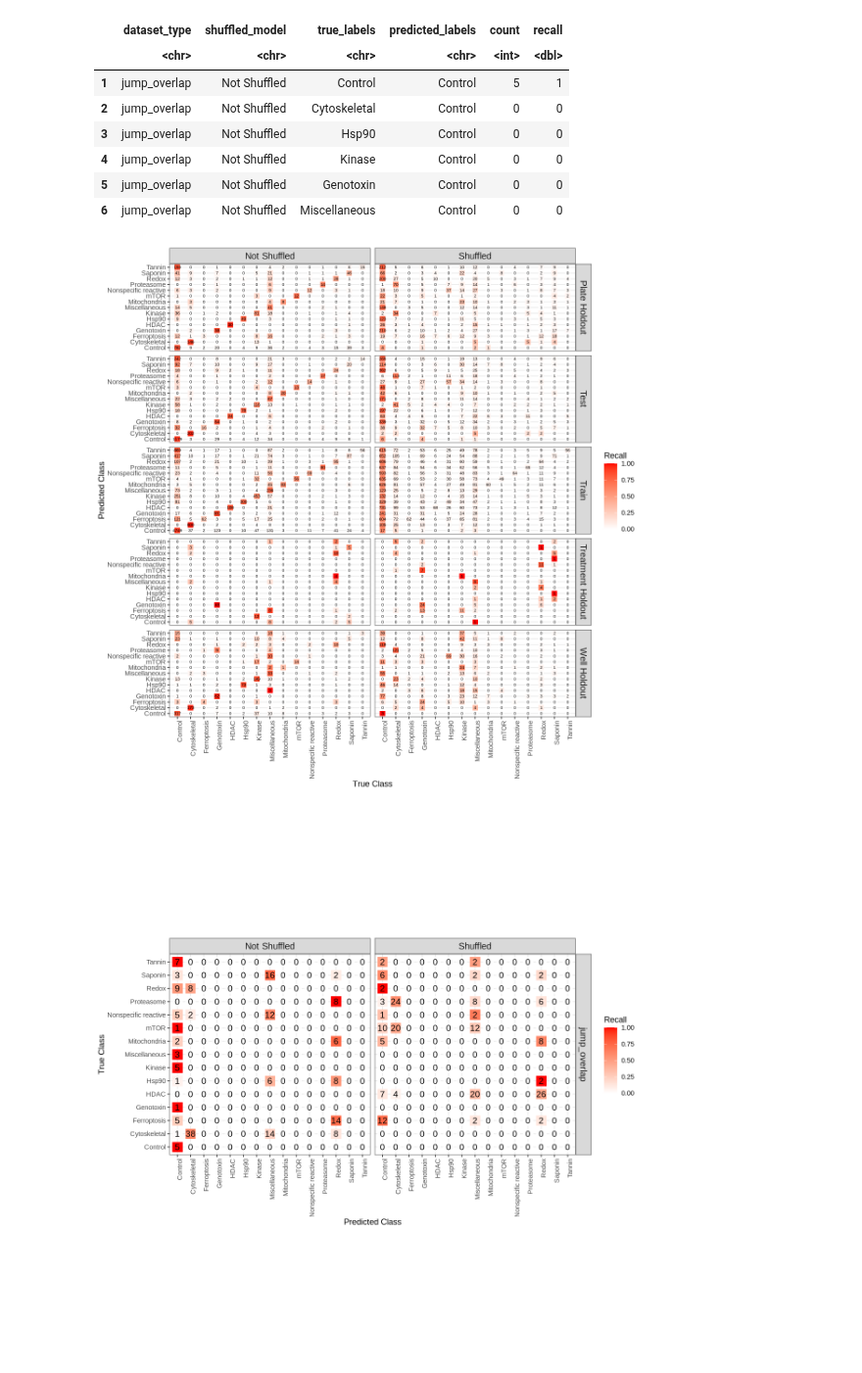
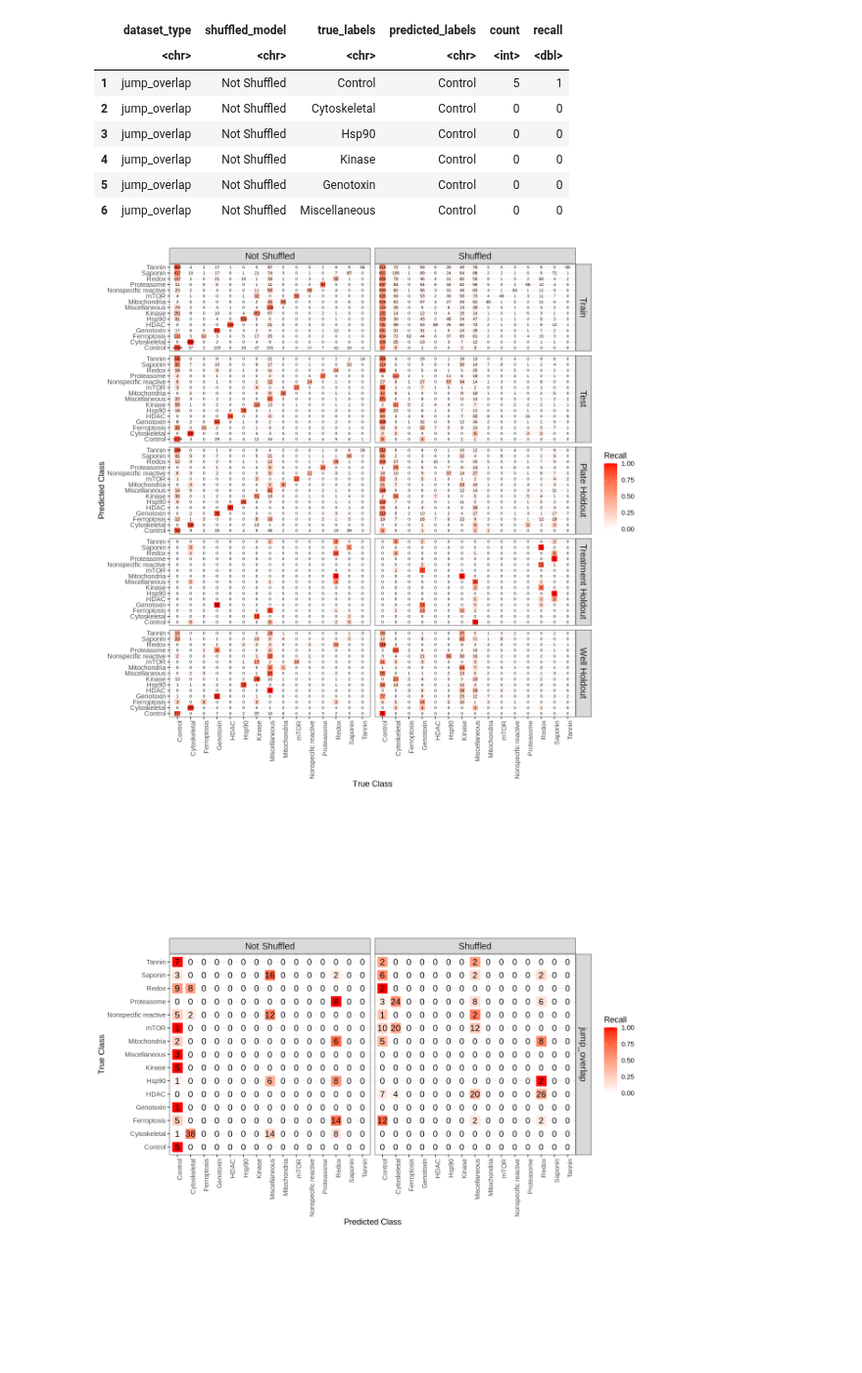
Before and after one commit to WayScience/Cytotoxic-Nuisance-Metadata-Analysis, a Jupyter notebook: notebooks/4.visualization/confusion_matrix/confusion_matrix.ipynb, the cells around one changed output. Shown at 98% size. Saved outputs shown, nothing was run; the diff lists cells and outputs as text; code cells hidden in the pictures.

Commit message:
update confusion matrix figure

```diff
--- a/notebooks/4.visualization/confusion_matrix/confusion_matrix.ipynb
+++ b/notebooks/4.visualization/confusion_matrix/confusion_matrix.ipynb
@@ -46,32 +46,33 @@ A data.frame: 6 × 6
 | 5 | jump_overlap | Not Shuffled | Genotoxin | Control | 0 | 0 |
 | 6 | jump_overlap | Not Shuffled | Miscellaneous | Control | 0 | 0 |
 # %%
-# set image dim
+# Define the desired order of facet levels
+facet_order <- c("Train", "Test", "Plate Holdout", "Treatment Holdout", "Well Holdout")
+cm_df$dataset_type <- factor(cm_df$dataset_type, levels = facet_order)
+
 width <- 10
 height <- 10
 options(repr.plot.width = width, repr.plot.height = height)
 
-# create a confusion matrix plot
 confusion_matrix_plot <- (
     ggplot(cm_df, aes(x = true_labels, y = predicted_labels))
-    + facet_grid(dataset_type~shuffled_model)
+    + facet_grid(dataset_type ~ shuffled_model)
     + geom_point(aes(color = recall), size = 3, shape = 15)
     + geom_text(aes(label = count), size = 2)
-    + scale_color_gradient("Recall", low = "white", high = "red",limits = c(0, 1))
+    + scale_color_gradient("Recall", low = "white", high = "red", limits = c(0, 1))
     + theme_bw()
     + ylab("Predicted Class")
     + xlab("True Class")
     + theme(strip.text = element_text(size = 12))
-    + theme(axis.text.x = element_text(angle = 90, hjust = 1)))
-
-
+    + theme(axis.text.x = element_text(angle = 90, hjust = 1))
+)
 
 # saving file
-ggsave(filename = "confusion_matrix.png", height = height, width = width, dpi=600)
+ggsave(filename = "confusion_matrix.png", height = height, width = width, dpi = 600)
 
 confusion_matrix_plot
 # %% [output]
-[figure, old version]
+[figure, new version]
 # %%
 # set image dim
 width <- 10
```
Also changed, not shown: 2 other files.
